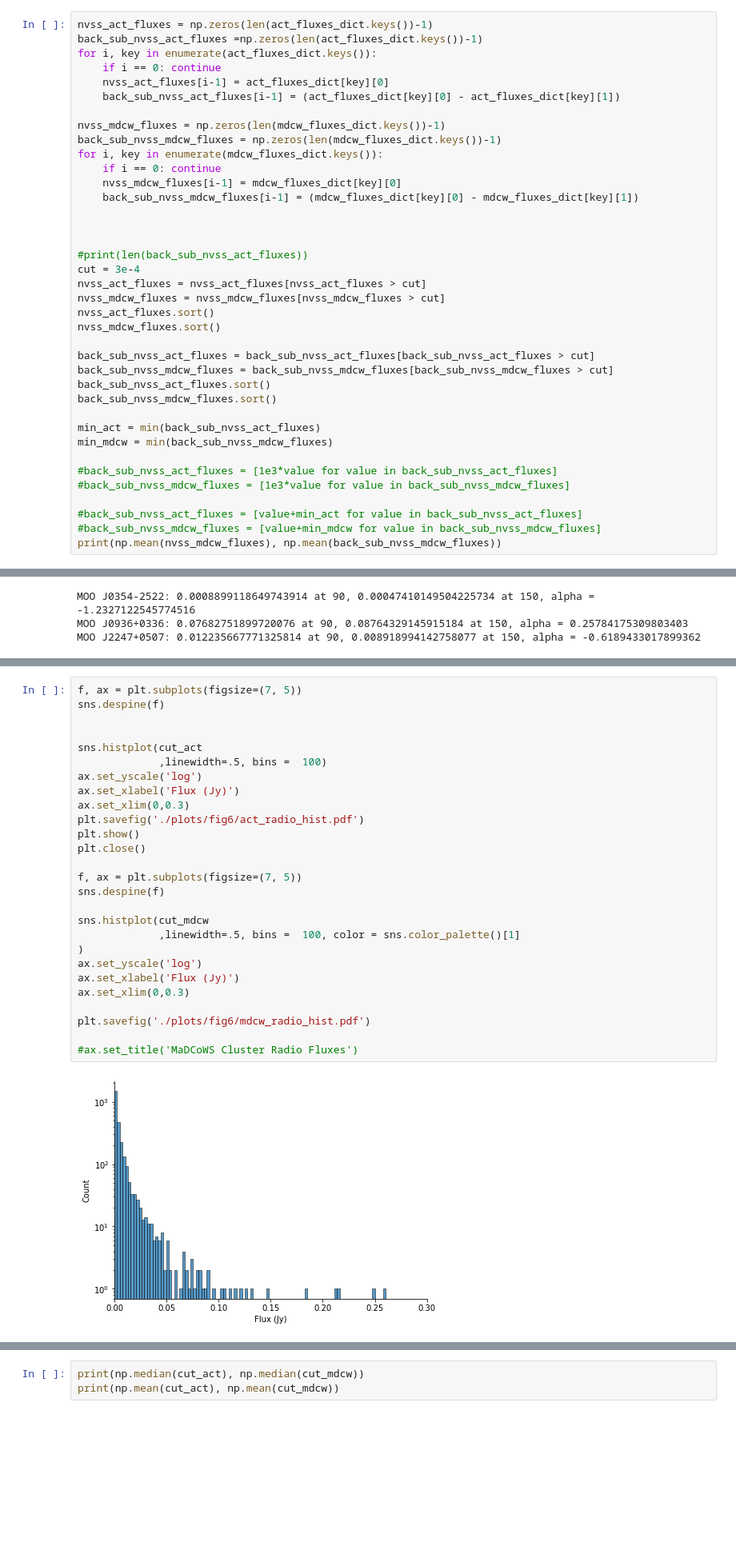
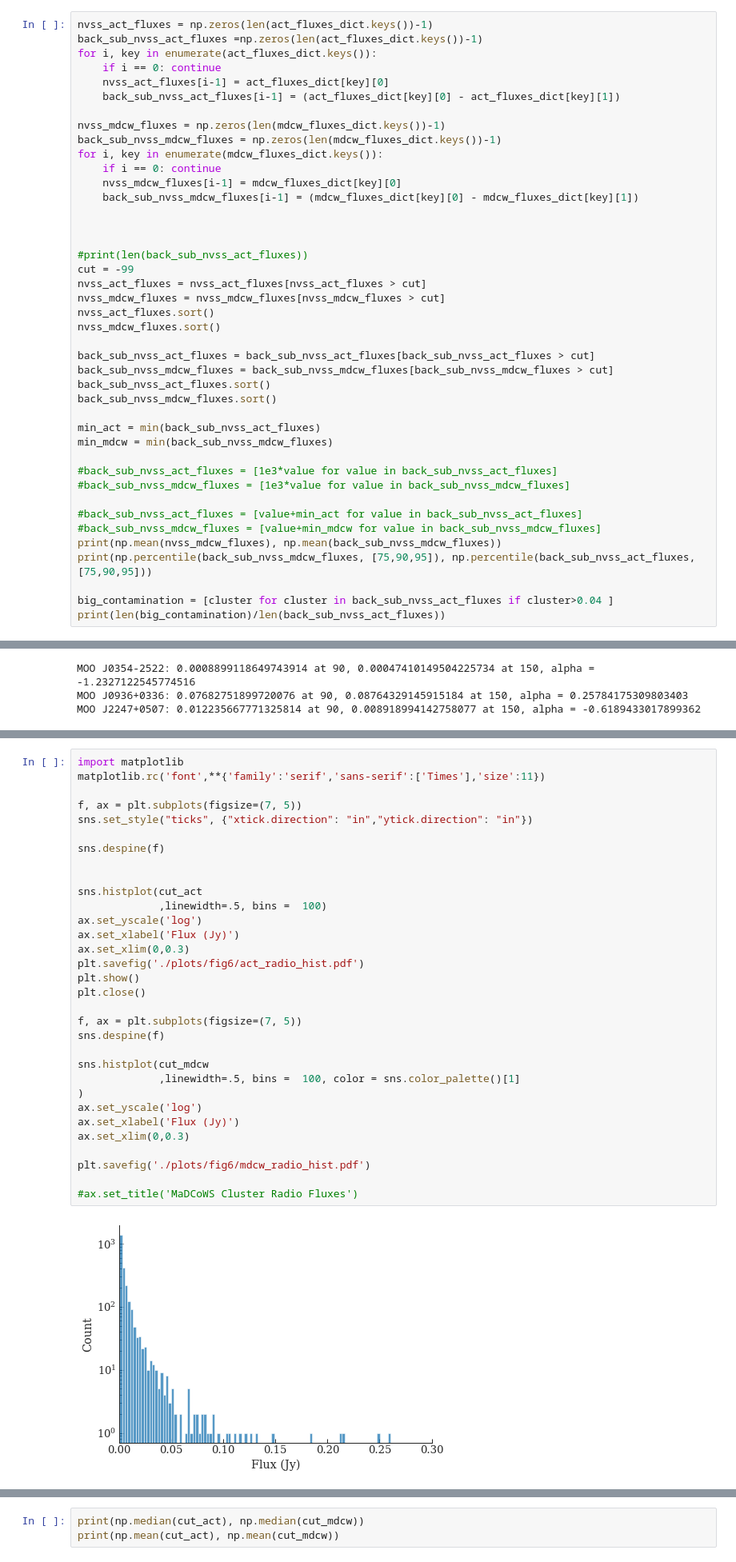
Before and after one commit to Sulla2012/madcowsclusters, a Jupyter notebook: Dust_statistics.ipynb, the cells around one changed output, grey strips where cells are left out. Shown at 80% size. Drawn from its saved outputs; the diff is of its cells as text; blank space fills up the shorter version.

```diff
--- a/Dust_statistics.ipynb
+++ b/Dust_statistics.ipynb
@@ -91,7 +99,7 @@ for i, key in enumerate(mdcw_fluxes_dict.keys()):
 
 
 #print(len(back_sub_nvss_act_fluxes))
-cut = 3e-4
+cut = -99
 nvss_act_fluxes = nvss_act_fluxes[nvss_act_fluxes > cut]
 nvss_mdcw_fluxes = nvss_mdcw_fluxes[nvss_mdcw_fluxes > cut]
 nvss_act_fluxes.sort()
@@ -111,4 +119,8 @@ min_mdcw = min(back_sub_nvss_mdcw_fluxes)
 #back_sub_nvss_act_fluxes = [value+min_act for value in back_sub_nvss_act_fluxes]
 #back_sub_nvss_mdcw_fluxes = [value+min_mdcw for value in back_sub_nvss_mdcw_fluxes]
 print(np.mean(nvss_mdcw_fluxes), np.mean(back_sub_nvss_mdcw_fluxes))
+print(np.percentile(back_sub_nvss_mdcw_fluxes, [75,90,95]), np.percentile(back_sub_nvss_act_fluxes, [75,90,95]))
+
+big_contamination = [cluster for cluster in back_sub_nvss_act_fluxes if cluster>0.04 ]
+print(len(big_contamination)/len(back_sub_nvss_act_fluxes))
 # %% [output]
@@ -634,31 +658,36 @@ plt.savefig('./plots/fig6/cumulative.pdf')
 # %% [output]
 [figure]
 # %%
+import matplotlib
+matplotlib.rc('font',**{'family':'serif','sans-serif':['Times'],'size':11})
+
 f, ax = plt.subplots(figsize=(7, 5))
+sns.set_style("ticks", {"xtick.direction": "in","ytick.direction": "in"})
+
 sns.despine(f)
 
 
 sns.histplot(cut_act
              ,linewidth=.5, bins =  100)
 ax.set_yscale('log')
 ax.set_xlabel('Flux (Jy)')
 ax.set_xlim(0,0.3)
 plt.savefig('./plots/fig6/act_radio_hist.pdf')
 plt.show()
 plt.close()
 
 f, ax = plt.subplots(figsize=(7, 5))
 sns.despine(f)
 
 sns.histplot(cut_mdcw
              ,linewidth=.5, bins =  100, color = sns.color_palette()[1]
 )
 ax.set_yscale('log')
 ax.set_xlabel('Flux (Jy)')
 ax.set_xlim(0,0.3)
 
 plt.savefig('./plots/fig6/mdcw_radio_hist.pdf')
 
 #ax.set_title('MaDCoWS Cluster Radio Fluxes')
 # %% [output]
-[figure, old version]
+[figure, new version]
```
Also changed, not shown: parts of 17 cells of this notebook, 7 other files.
